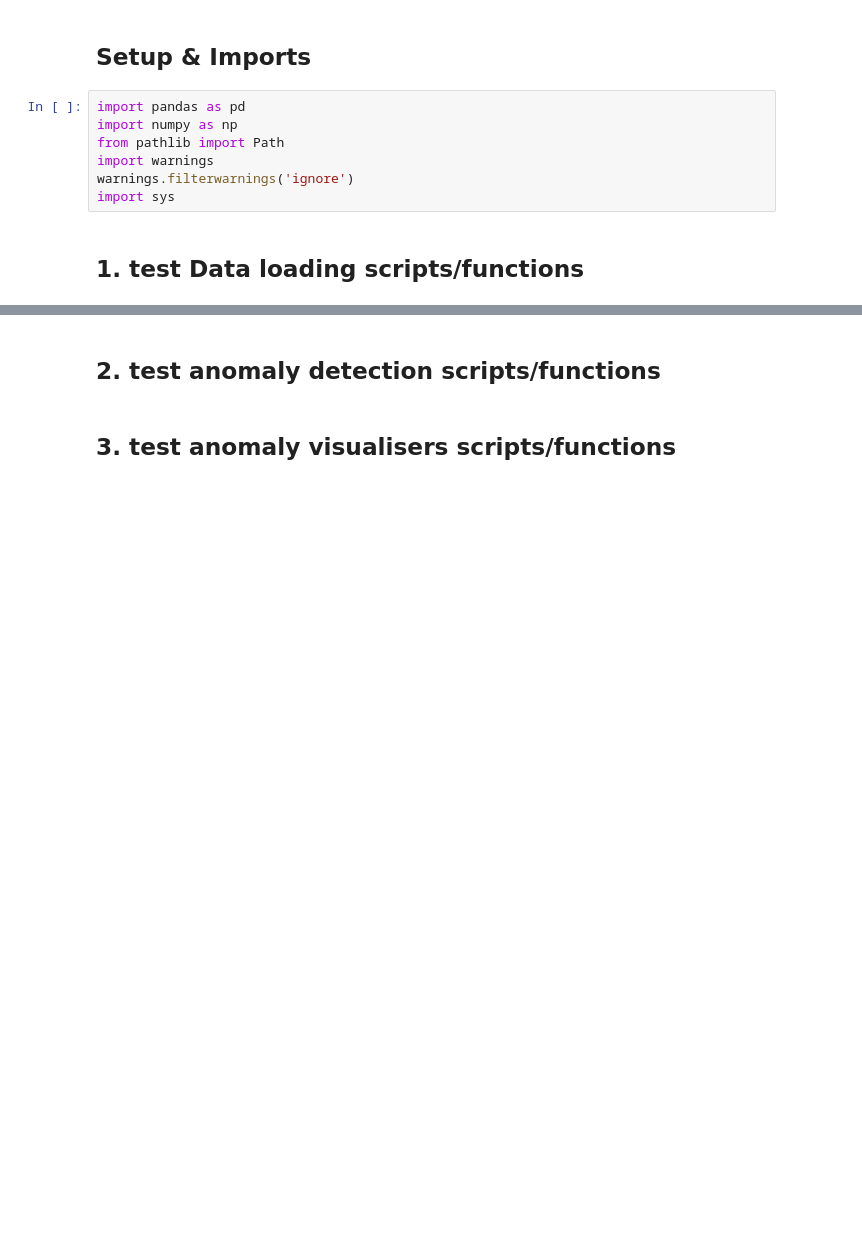
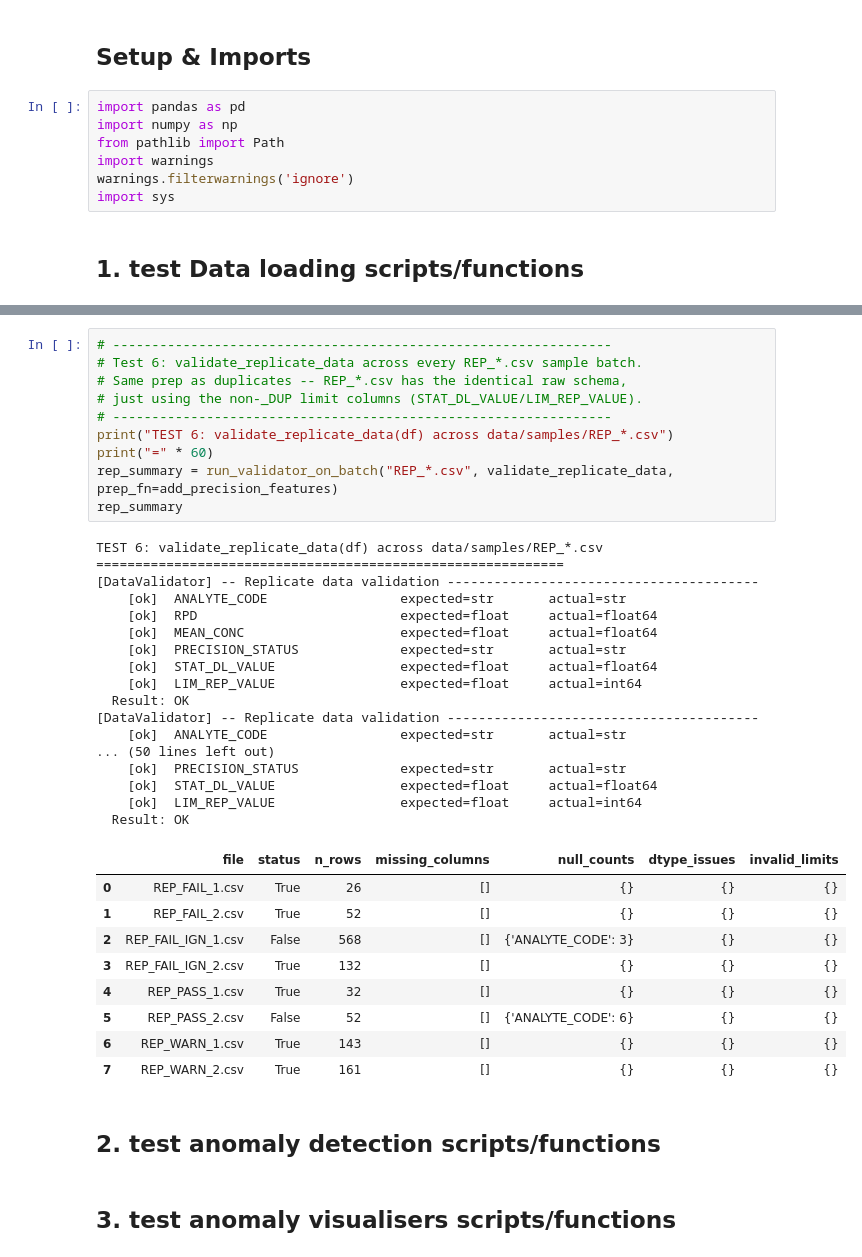
Before and after one commit to Jettiz/QUT-Capstone-Team-32-Datamine-QC-Quality-Control, a Jupyter notebook: workflow_tester.ipynb, the cells around one changed output, grey strips where cells are left out. Drawn from its saved outputs; the diff is of its cells as text; blank space fills up the shorter version.

```diff
--- a/workflow_tester.ipynb
+++ b/workflow_tester.ipynb
@@ -79,3 +242,40 @@ TEST 1: validate_structure(df)
+# %%
+# ----------------------------------------------------------------
+# Test 6: validate_replicate_data across every REP_*.csv sample batch.
+# Same prep as duplicates -- REP_*.csv has the identical raw schema,
+# just using the non-_DUP limit columns (STAT_DL_VALUE/LIM_REP_VALUE).
+# ----------------------------------------------------------------
+print("TEST 6: validate_replicate_data(df) across data/samples/REP_*.csv")
+print("=" * 60)
+rep_summary = run_validator_on_batch("REP_*.csv", validate_replicate_data, prep_fn=add_precision_features)
+rep_summary
+# %% [output]
+TEST 6: validate_replicate_data(df) across data/samples/REP_*.csv
+============================================================
+[DataValidator] -- Replicate data validation ----------------------------------------
+    [ok]  ANALYTE_CODE                 expected=str       actual=str
+    [ok]  RPD                          expected=float     actual=float64
+    [ok]  MEAN_CONC                    expected=float     actual=float64
+    [ok]  PRECISION_STATUS             expected=str       actual=str
+    [ok]  STAT_DL_VALUE                expected=float     actual=float64
+    [ok]  LIM_REP_VALUE                expected=float     actual=int64
+  Result: OK
+[DataValidator] -- Replicate data validation ----------------------------------------
+    [ok]  ANALYTE_CODE                 expected=str       actual=str
+... (50 lines left out)
+    [ok]  PRECISION_STATUS             expected=str       actual=str
+    [ok]  STAT_DL_VALUE                expected=float     actual=float64
+    [ok]  LIM_REP_VALUE                expected=float     actual=int64
+  Result: OK
+|  | file | status | n_rows | missing_columns | null_counts | dtype_issues | invalid_limits |
+| 0 | REP_FAIL_1.csv | True | 26 | [] | {} | {} | {} |
+| 1 | REP_FAIL_2.csv | True | 52 | [] | {} | {} | {} |
+| 2 | REP_FAIL_IGN_1.csv | False | 568 | [] | {'ANALYTE_CODE': 3} | {} | {} |
+| 3 | REP_FAIL_IGN_2.csv | True | 132 | [] | {} | {} | {} |
+| 4 | REP_PASS_1.csv | True | 32 | [] | {} | {} | {} |
+| 5 | REP_PASS_2.csv | False | 52 | [] | {'ANALYTE_CODE': 6} | {} | {} |
+| 6 | REP_WARN_1.csv | True | 143 | [] | {} | {} | {} |
+| 7 | REP_WARN_2.csv | True | 161 | [] | {} | {} | {} |
 # %% [markdown]
 ## 2. test anomaly detection scripts/functions
 # %% [markdown]
```
Also changed, not shown: parts of 6 cells of this notebook.
